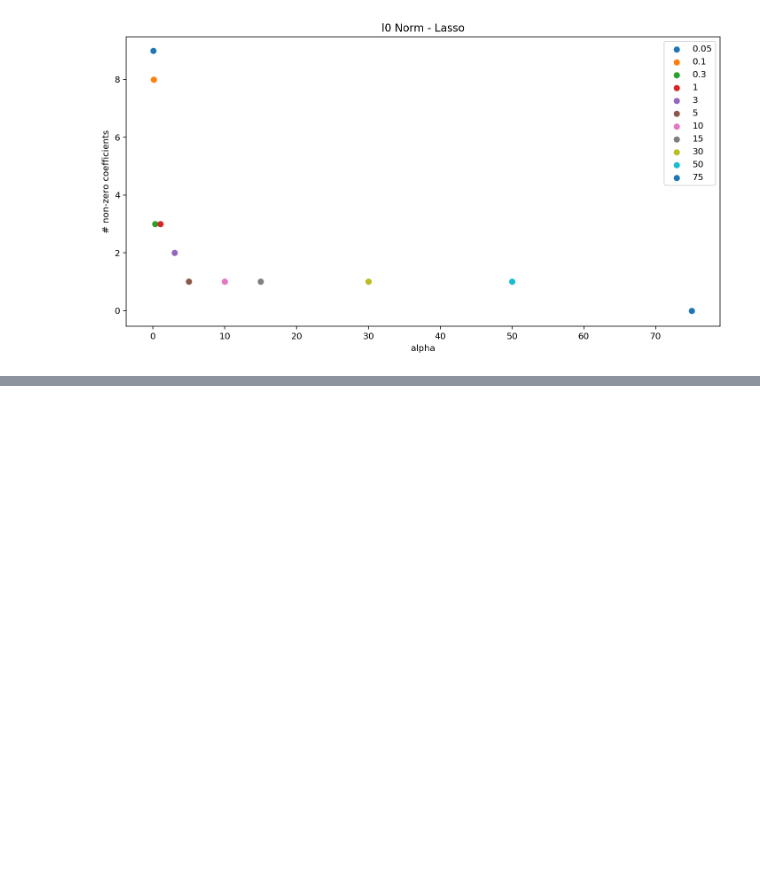
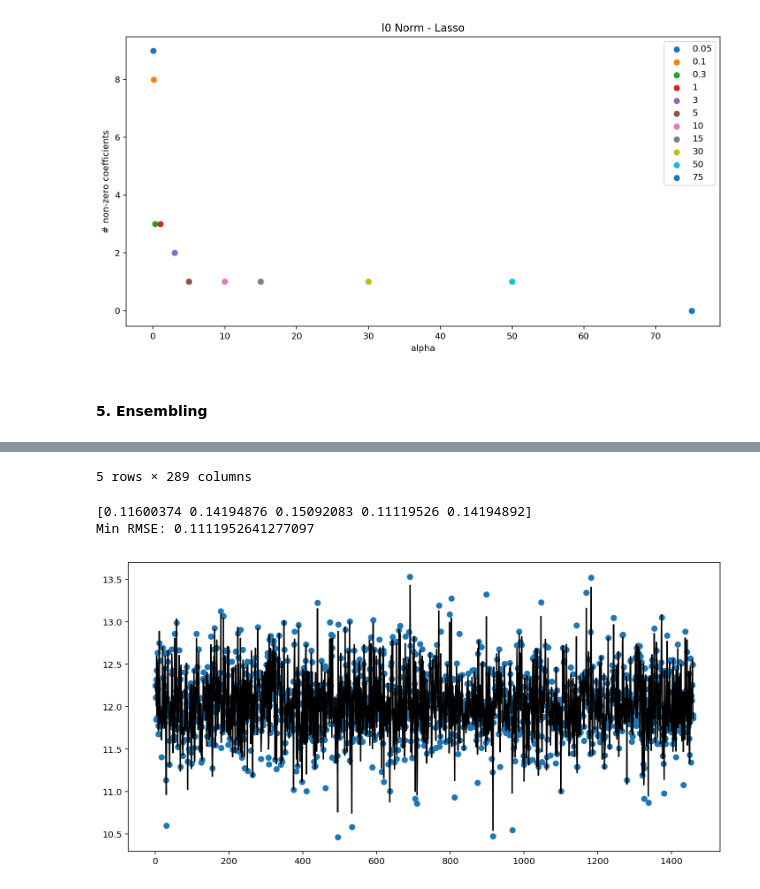
Before and after one commit to mxviteri/bds_hm1, a Jupyter notebook: hw3/HW3.ipynb, the cells around one changed output, grey strips where cells are left out. Saved outputs shown, nothing was run; the diff lists cells and outputs as text; code cells hidden in the pictures; blank space fills up the shorter version.

```diff
--- a/hw3/HW3.ipynb
+++ b/hw3/HW3.ipynb
@@ -367,3 +367,32 @@ plt.legend(alphas)
 plt.show()
 # %% [output]
 [figure]
+# %% [markdown]
+#### 5. Ensembling
+# %%
+model1 = Ridge(alpha=0.1)
+model2 = Lasso(alpha=0.1)
+
+model1.fit(X_train, y)
+model2.fit(X_train, y)
+
+pred1 = model1.predict(X_train)
+pred2 = model2.predict(X_train)
+
+finalPred = (pred1 + pred2) / 2
+# --- finish ensembling ---
+
+X_train_E = X_train.copy()
+X_train_E['AvgPrice'] = finalPred
+display(X_train_E.head())
+
+fr = Ridge(alpha=0.1)
+fr.fit(X_train_E, y)
+
+plt.scatter(X_train_E.index, y)
+plt.plot(X_train_E.index, fr.predict(X_train_E), color='k')
+
+rmse = np.sqrt(-cross_val_score(fr, X_train_E, y, scoring="neg_mean_squared_error", cv = 5))
+print(rmse)
+print('Min RMSE: {}'.format(rmse.min()))
+# %% [output]
@@ -369,0 +405,4 @@ plt.show()
+5 rows × 289 columns
+[0.11600374 0.14194876 0.15092083 0.11119526 0.14194892]
+Min RMSE: 0.1111952641277097
+[figure, added]
```
Also changed, not shown: parts of 1 cell of this notebook.
